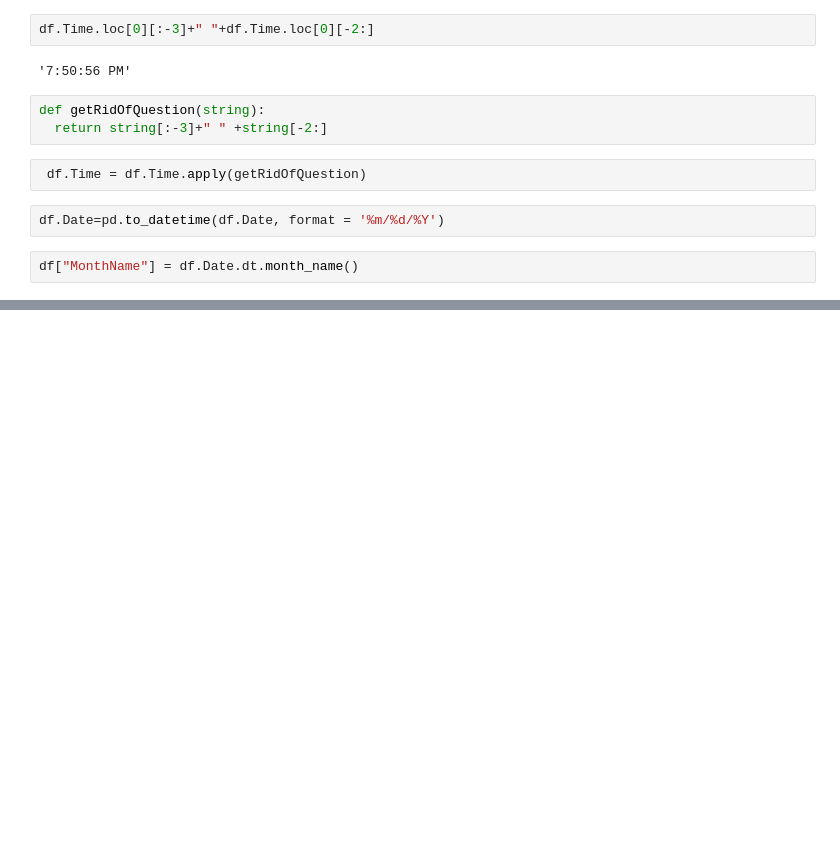
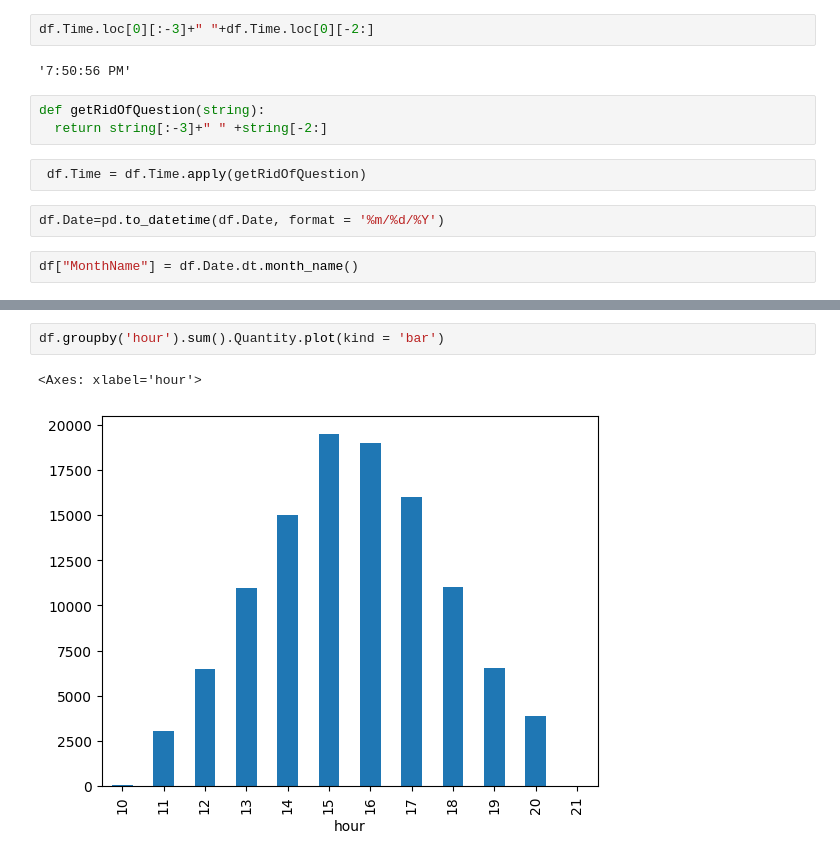
Before and after one commit to HobbsJacob37/Snoasis, a Jupyter notebook: nonyellownsnow.ipynb, the cells around one changed output, grey strips where cells are left out. Cells and saved outputs as stored; diff of their text form; blank space fills up the shorter version.

```diff
--- a/nonyellownsnow.ipynb
+++ b/nonyellownsnow.ipynb
@@ -46 +57,6 @@ df
 76219 rows × 20 columns
+# %%
+df.groupby('hour').sum().Quantity.plot(kind = 'bar')
+# %% [output]
+<Axes: xlabel='hour'>
+[figure, added]
```
Also changed, not shown: parts of 7 cells of this notebook.
